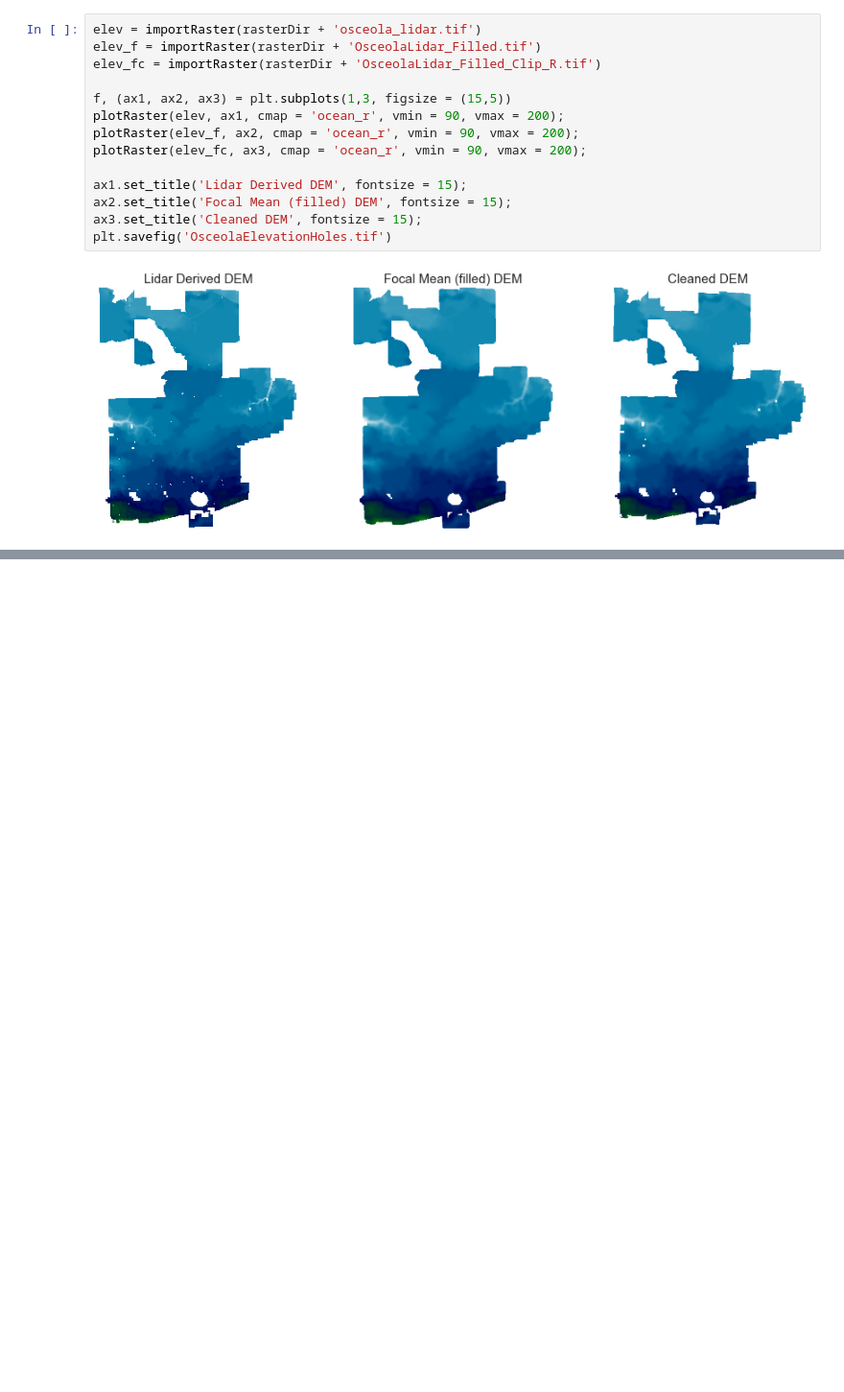
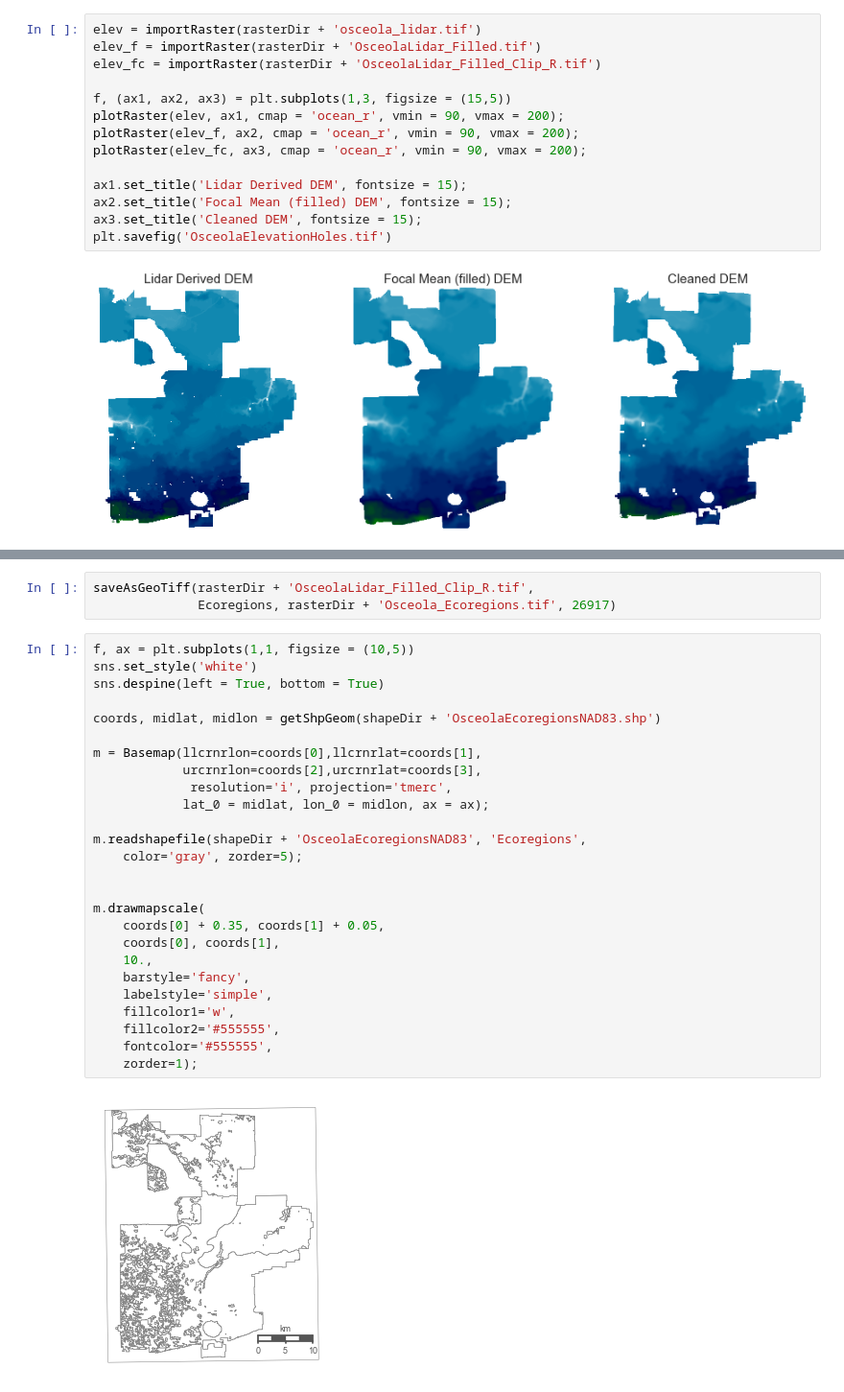
Before and after one commit to djkrofch/Osceola, a Jupyter notebook: Osceola_ModelSetup.ipynb, the cells around one changed output, grey strips where cells are left out. Shown at 96% size. Cells and saved outputs as stored; diff of their text form; blank space fills up the shorter version.

```diff
--- a/Osceola_ModelSetup.ipynb
+++ b/Osceola_ModelSetup.ipynb
@@ -264,0 +292,31 @@ plotRaster(Ecoregions, ax3, cmap = 'RdYlBu', vmin = 1, vmax = 4)
+# %%
+saveAsGeoTiff(rasterDir + 'OsceolaLidar_Filled_Clip_R.tif',
+              Ecoregions, rasterDir + 'Osceola_Ecoregions.tif', 26917)
+# %%
+f, ax = plt.subplots(1,1, figsize = (10,5))
+sns.set_style('white')
+sns.despine(left = True, bottom = True)
+
+coords, midlat, midlon = getShpGeom(shapeDir + 'OsceolaEcoregionsNAD83.shp')
+
+m = Basemap(llcrnrlon=coords[0],llcrnrlat=coords[1],
+            urcrnrlon=coords[2],urcrnrlat=coords[3],
+             resolution='i', projection='tmerc',
+            lat_0 = midlat, lon_0 = midlon, ax = ax);
+
+m.readshapefile(shapeDir + 'OsceolaEcoregionsNAD83', 'Ecoregions',
+    color='gray', zorder=5);
+
+
+m.drawmapscale(
+    coords[0] + 0.35, coords[1] + 0.05,
+    coords[0], coords[1],
+    10.,
+    barstyle='fancy',
+    labelstyle='simple',
+    fillcolor1='w',
+    fillcolor2='#555555',
+    fontcolor='#555555',
+    zorder=1);
+# %% [output]
+[figure, added]
```
Also changed, not shown: parts of 9 cells of this notebook.
